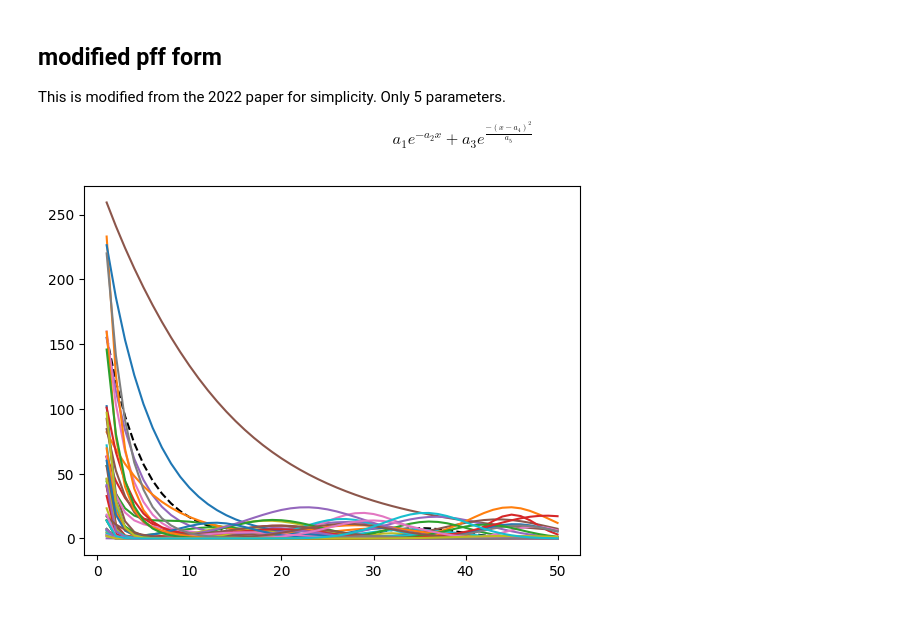
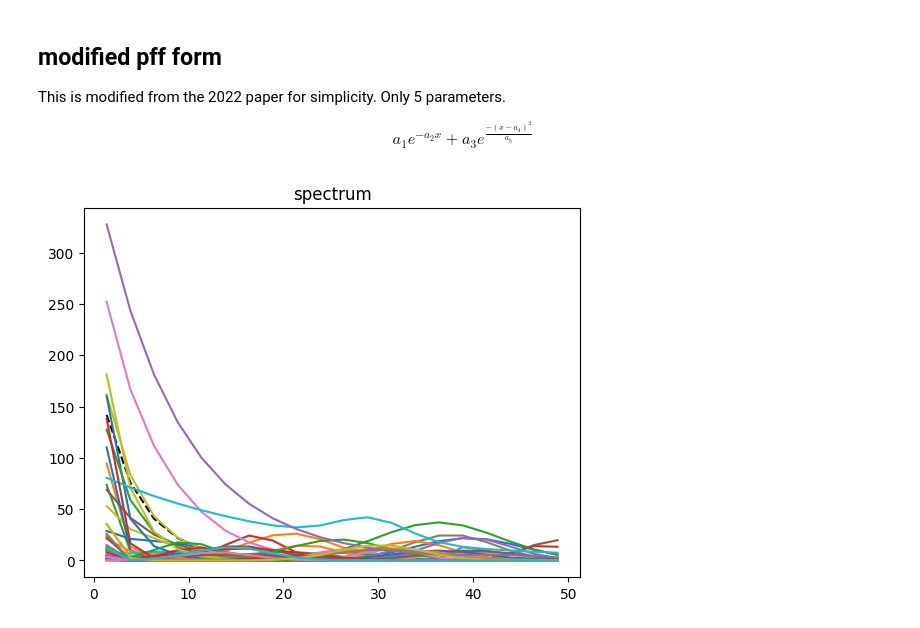
Before and after one commit to LivingW123/SAS-Analysis-Laser, a Jupyter notebook: gen_train_data.ipynb, the cells around one changed output. Saved outputs shown, nothing was run; the diff lists cells and outputs as text; code cells hidden in the pictures.

```diff
--- a/gen_train_data.ipynb
+++ b/gen_train_data.ipynb
@@ -7,7 +8,7 @@ NUM_SAMPLES = 10000  # set this to however many samples you want in train + vali
 # %%
-data = np.loadtxt("res/drm/200x200.csv", delimiter=",")
-print(data.shape)
-plt.plot(data[0], '-r')
+data_200 = np.loadtxt("res/drm/200x200.csv", delimiter=",")
+print(data_200.shape)
+plt.plot(data_200[0], '-r')
 # %% [output]
 (200, 200)
 [<matplotlib.lines.Line2D at 0x...>]
@@ -14,0 +18,9 @@ plt.plot(data[0], '-r')
+# %%
+data = np.zeros((NUM_CHANNELS, 200))
+energy_bins_200 = np.linspace(0.25, 50, 200)  # for the 200-channel data
+energy_bins = np.zeros(NUM_CHANNELS)
+
+for e_idx in range(200):
+    # each energy value
+    data[e_idx // RESCALE_SIZE] += data_200[e_idx] / RESCALE_SIZE
+    energy_bins[e_idx // RESCALE_SIZE] += energy_bins_200[e_idx] / RESCALE_SIZE
@@ -23,8 +45,9 @@ def pff_func(x, avals):
     a1, a2, a3, a4, a5 = avals
     return a1 * np.exp(-a2 * x) + a3 * np.exp(- (x-a4)**2 / a5)
 # %%
-data_samples = np.empty((NUM_SAMPLES, NUM_CHANNELS))
-energy_bins = np.linspace(50/NUM_CHANNELS, 50, NUM_CHANNELS)
+data_samples_1d = np.empty((NUM_SAMPLES, 200))
+data_samples_2d = np.empty((NUM_SAMPLES, 5, 48))
+data_labels = np.empty((NUM_SAMPLES, NUM_CHANNELS))
 # %%
 # these are just estimates of the acceptable mean, stdev, and bound parameters for the pff coefficients
 pff_func_ranges = np.array([[200, 200, 0.1, 500],
@@ -40,11 +63,16 @@ for i in range(NUM_SAMPLES):
         while val_guess < param_vals[2] or val_guess > param_vals[3]:
             val_guess = np.random.normal(param_vals[0], param_vals[1])
         rng_arr.append(val_guess)
-    data_samples[i] = pff_func(energy_bins, rng_arr)
+
+    weighting_func = pff_func(energy_bins, rng_arr)
+
+    data_samples_1d[i] = np.dot(data.T, weighting_func)
+
+    data_labels[i] = weighting_func
 # %%
 plt.plot(energy_bins, pff_func(energy_bins, pff_func_ranges[:, 0]), '--k')
-
+plt.title('spectrum')
 for i in range(50):
-    plt.plot(energy_bins, data_samples[i])
+    plt.plot(energy_bins, data_labels[i])
 # %% [output]
-[figure, old version]
+[figure, new version]
```
Also changed, not shown: parts of 8 cells of this notebook, 8 other files.
